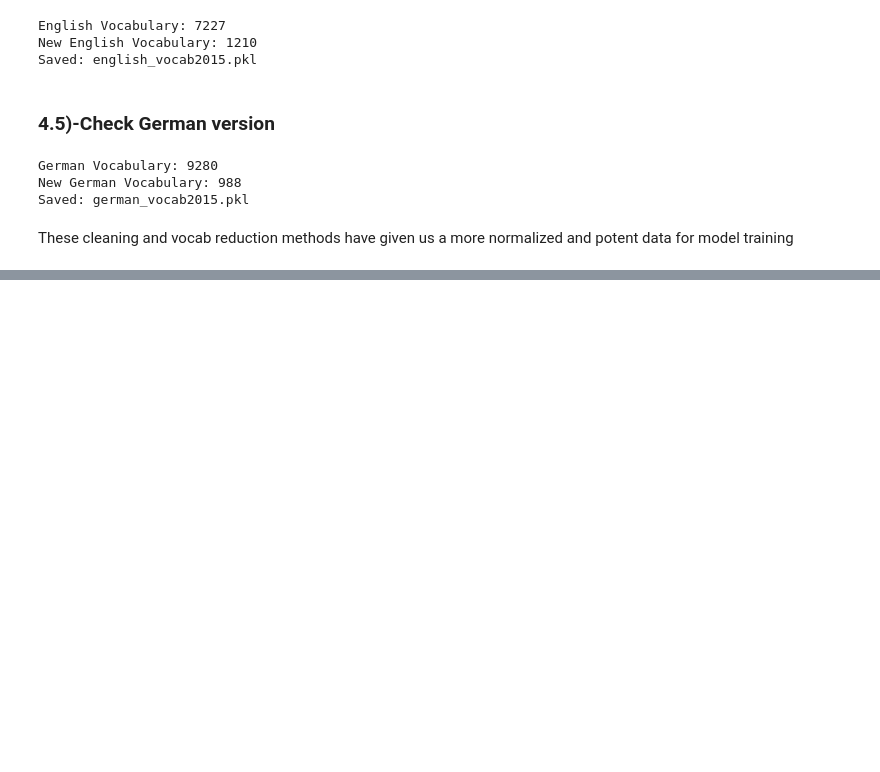
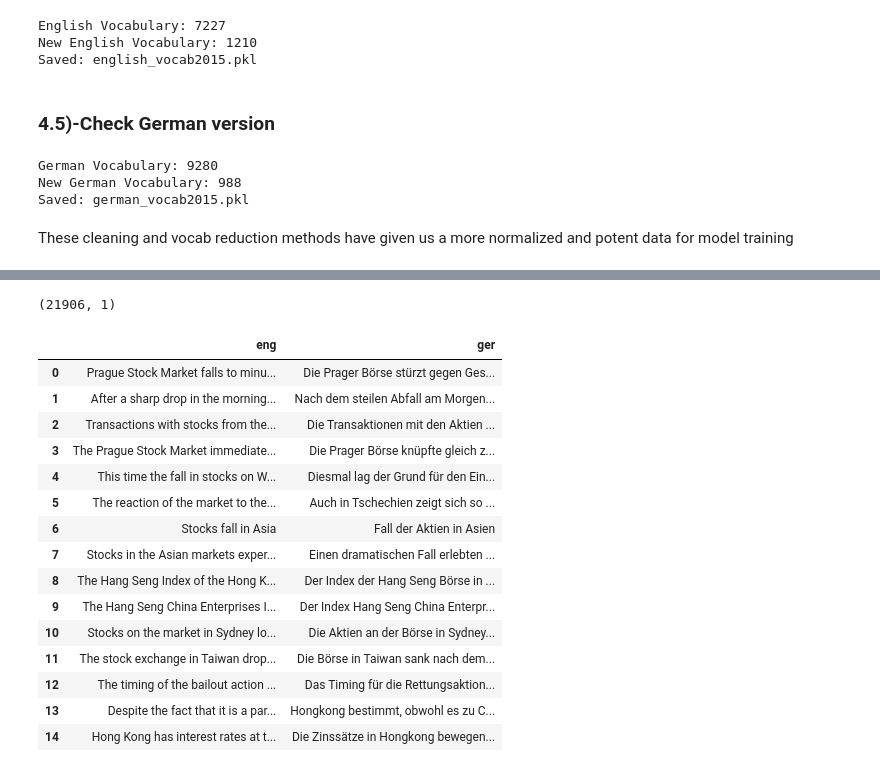
Before and after one commit to HassanSherwani/Language_Translator, a Jupyter notebook: Preprocess.ipynb, the cells around one changed output, grey strips where cells are left out. Saved outputs shown, nothing was run; the diff lists cells and outputs as text; code cells hidden in the pictures; blank space fills up the shorter version.

```diff
--- a/Preprocess.ipynb
+++ b/Preprocess.ipynb
@@ -391,0 +439,10 @@ These cleaning and vocab reduction methods have given us a more normalized and p
+# %%
+df_en_2010= pd.read_table('newstest2010.en', sep="\t", names=['eng'])
+df_en_2011= pd.read_table('newstest2011.en', sep="\t", names=['eng'])
+df_en_2012= pd.read_table('newstest2012.en', sep="\t", names=['eng'])
+df_en_2013= pd.read_table('newstest2013.en', sep="\t", names=['eng'])
+df_en_2014= pd.read_table('newstest2014.en', sep="\t", names=['eng'])
+df_en_2015= pd.read_table('newstest2015.en', sep="\t", names=['eng'])
+df_en_2016= pd.read_table('newstest2016.en', sep="\t", names=['eng'])
+# %%
+df_eng_all=pd.concat([df_en_2009,df_en_2010,df_en_2011,df_en_2012,df_en_2013,df_en_2014,df_en_2015,df_en_2016], ignore_index=True)
@@ -391,0 +464,10 @@ These cleaning and vocab reduction methods have given us a more normalized and p
+# %%
+df_ger_2010= pd.read_table('newstest2010.de', sep="\t", names=['ger'])
+df_ger_2011= pd.read_table('newstest2011.de', sep="\t", names=['ger'])
+df_ger_2012= pd.read_table('newstest2012.de', sep="\t", names=['ger'])
+df_ger_2013= pd.read_table('newstest2013.de', sep="\t", names=['ger'])
+df_ger_2014= pd.read_table('newstest2014.de', sep="\t", names=['ger'])
+df_ger_2015= pd.read_table('newstest2015.de', sep="\t", names=['ger'])
+df_ger_2016= pd.read_table('newstest2016.de', sep="\t", names=['ger'])
+# %%
+df_ger_all=pd.concat([df_ger_2009,df_ger_2010,df_ger_2011,df_ger_2012,df_ger_2013,df_ger_2014,df_ger_2015,df_ger_2016], ignore_index=True)
@@ -391,0 +483,26 @@ These cleaning and vocab reduction methods have given us a more normalized and p
+# %%
+df_ger_all.shape
+# %% [output]
+(21906, 1)
+# %%
+# combine into rows and columns dataframe
+
+df_combine=pd.concat([df_eng_all,df_ger_all], axis=1, join='inner') # to adjust automatically row labels i.e index
+df_combine.head(15)
+# %% [output]
+|  | eng | ger |
+| 0 | Prague Stock Market falls to minu... | Die Prager Börse stürzt gegen Ges... |
+| 1 | After a sharp drop in the morning... | Nach dem steilen Abfall am Morgen... |
+| 2 | Transactions with stocks from the... | Die Transaktionen mit den Aktien ... |
+| 3 | The Prague Stock Market immediate... | Die Prager Börse knüpfte gleich z... |
+| 4 | This time the fall in stocks on W... | Diesmal lag der Grund für den Ein... |
+| 5 | The reaction of the market to the... | Auch in Tschechien zeigt sich so ... |
+| 6 | Stocks fall in Asia | Fall der Aktien in Asien |
+| 7 | Stocks in the Asian markets exper... | Einen dramatischen Fall erlebten ... |
+| 8 | The Hang Seng Index of the Hong K... | Der Index der Hang Seng Börse in ... |
+| 9 | The Hang Seng China Enterprises I... | Der Index Hang Seng China Enterpr... |
+| 10 | Stocks on the market in Sydney lo... | Die Aktien an der Börse in Sydney... |
+| 11 | The stock exchange in Taiwan drop... | Die Börse in Taiwan sank nach dem... |
+| 12 | The timing of the bailout action ... | Das Timing für die Rettungsaktion... |
+| 13 | Despite the fact that it is a par... | Hongkong bestimmt, obwohl es zu C... |
+| 14 | Hong Kong has interest rates at t... | Die Zinssätze in Hongkong bewegen... |
```
Also changed, not shown: parts of 14 cells of this notebook.
